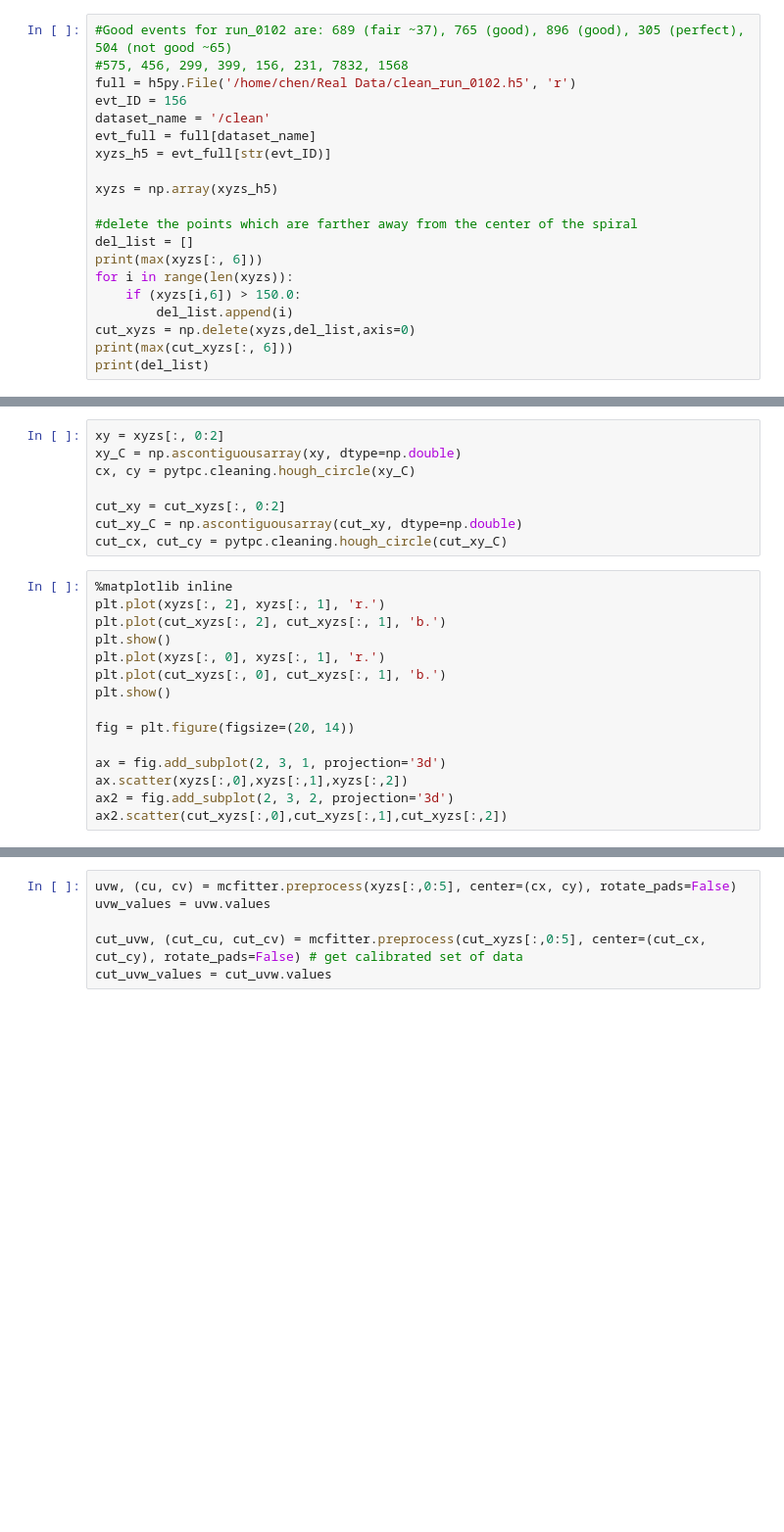
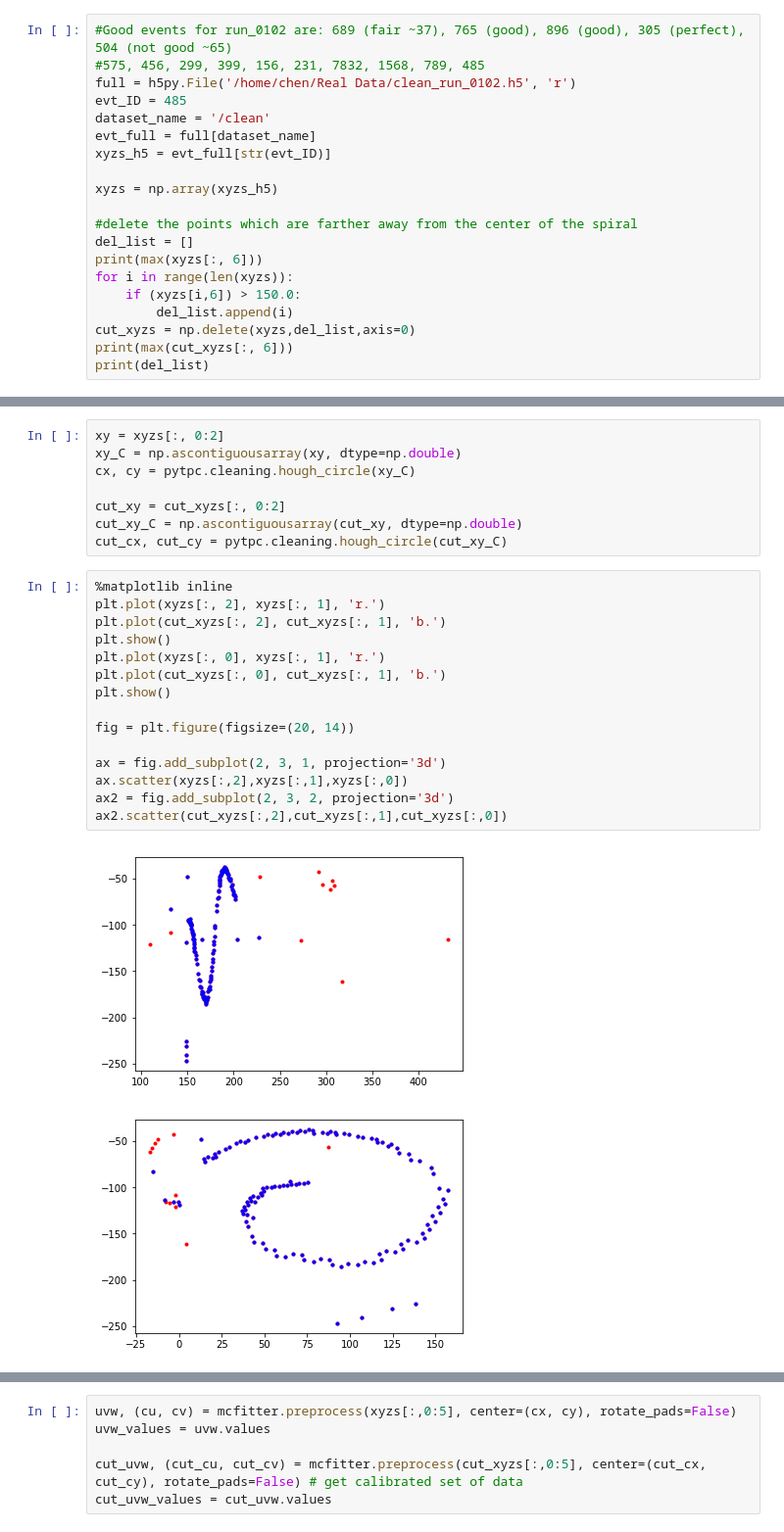
Before and after one commit to chchen123/Monte-Carlo, a Jupyter notebook: Gradient Descent and Differential Evolution Real Data.ipynb, the cells around one changed output, grey strips where cells are left out. Shown at 98% size. Drawn from its saved outputs; the diff is of its cells as text; blank space fills up the shorter version.

```diff
--- a/Gradient Descent and Differential Evolution Real Data.ipynb
+++ b/Gradient Descent and Differential Evolution Real Data.ipynb
@@ -34,9 +34,9 @@ num_pts = config['num_pts']
 red_factor = config['red_factor']
 # %%
 #Good events for run_0102 are: 689 (fair ~37), 765 (good), 896 (good), 305 (perfect), 504 (not good ~65)
-#575, 456, 299, 399, 156, 231, 7832, 1568
+#575, 456, 299, 399, 156, 231, 7832, 1568, 789, 485
 full = h5py.File('/home/chen/Real Data/clean_run_0102.h5', 'r')
-evt_ID = 156
+evt_ID = 485
 dataset_name = '/clean'
 evt_full = full[dataset_name]
 xyzs_h5 = evt_full[str(evt_ID)]
@@ -63,15 +67,18 @@ cut_cx, cut_cy = pytpc.cleaning.hough_circle(cut_xy_C)
 # %%
 %matplotlib inline
 plt.plot(xyzs[:, 2], xyzs[:, 1], 'r.')
 plt.plot(cut_xyzs[:, 2], cut_xyzs[:, 1], 'b.')
 plt.show()
 plt.plot(xyzs[:, 0], xyzs[:, 1], 'r.')
 plt.plot(cut_xyzs[:, 0], cut_xyzs[:, 1], 'b.')
 plt.show()
 
 fig = plt.figure(figsize=(20, 14))
 
 ax = fig.add_subplot(2, 3, 1, projection='3d')
-ax.scatter(xyzs[:,0],xyzs[:,1],xyzs[:,2])
+ax.scatter(xyzs[:,2],xyzs[:,1],xyzs[:,0])
 ax2 = fig.add_subplot(2, 3, 2, projection='3d')
-ax2.scatter(cut_xyzs[:,0],cut_xyzs[:,1],cut_xyzs[:,2])
+ax2.scatter(cut_xyzs[:,2],cut_xyzs[:,1],cut_xyzs[:,0])
+# %% [output]
+[figure, added]
+[figure, added]
```
Also changed, not shown: parts of 20 cells of this notebook, 1 other file.
